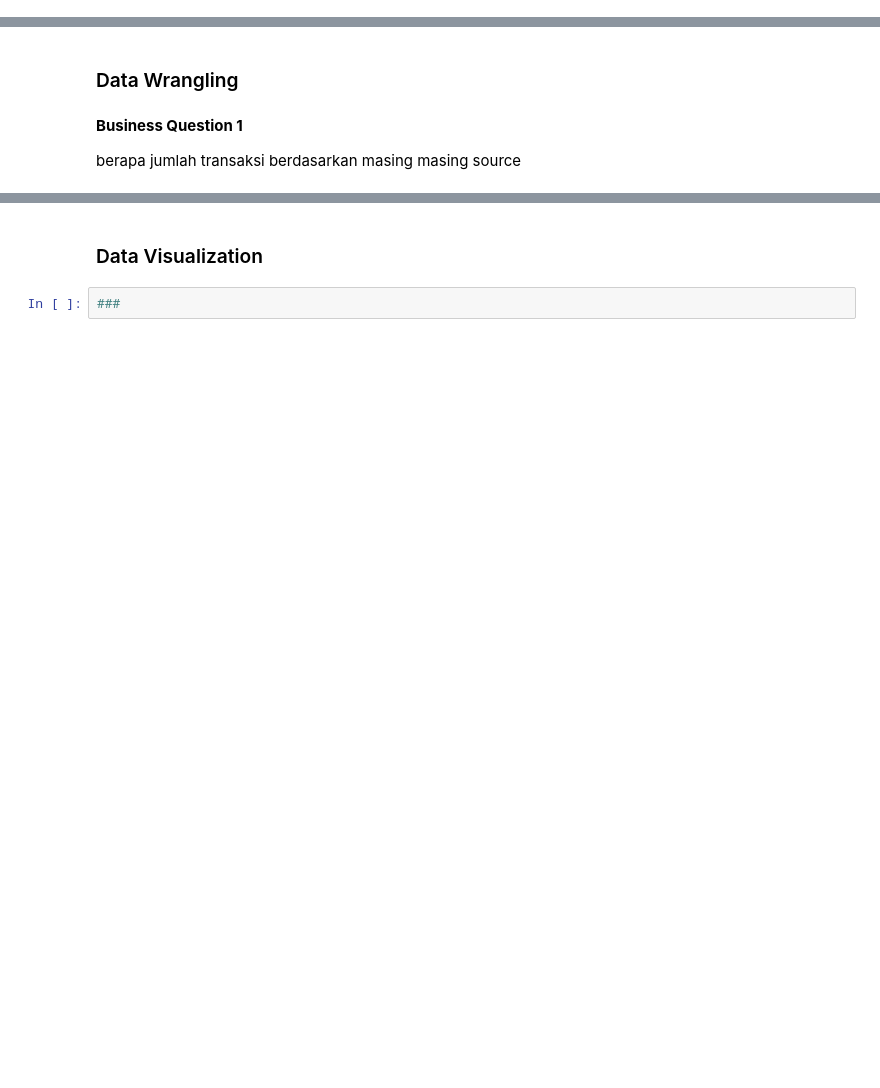
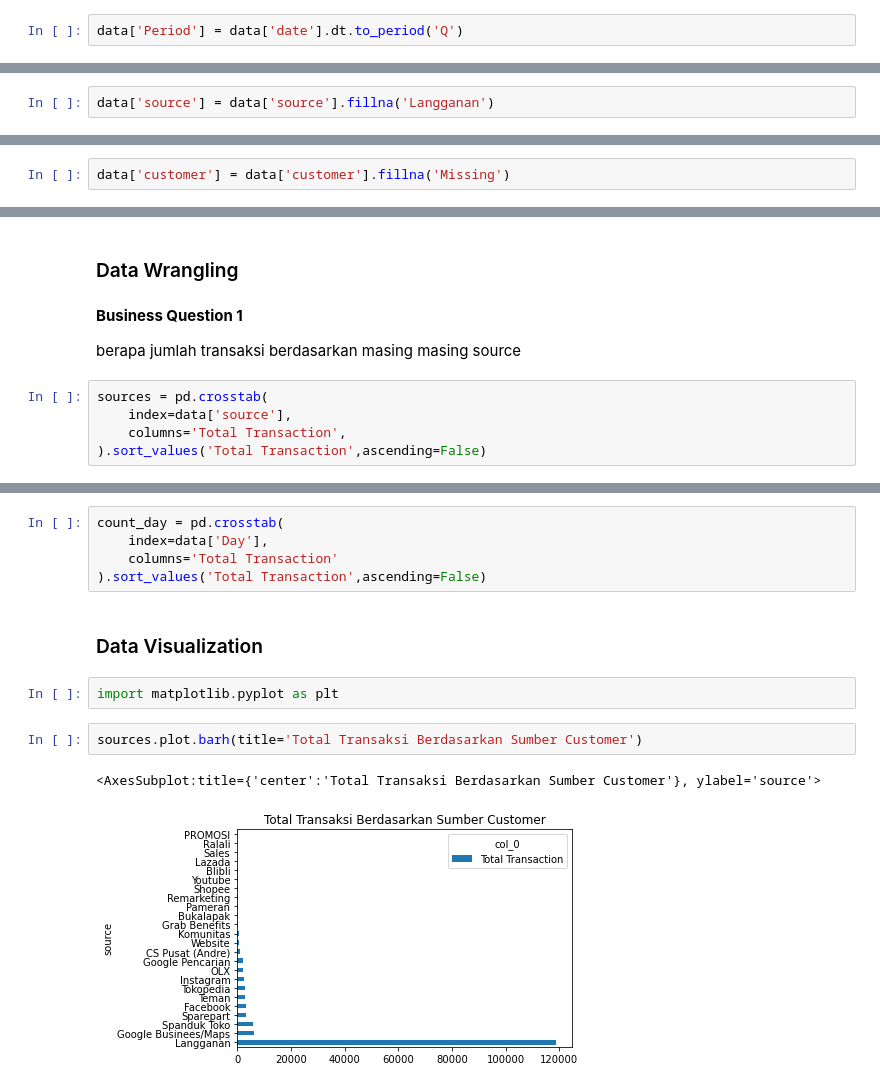
Before and after one commit to QueenLabs/data-analytics-python, a Jupyter notebook: pythin-da-skeleton.ipynb, the cells around one changed output, grey strips where cells are left out. Drawn from its saved outputs; the diff is of its cells as text; blank space fills up the shorter version.

```diff
--- a/pythin-da-skeleton.ipynb
+++ b/pythin-da-skeleton.ipynb
@@ -94,0 +305,2 @@ To extract name (text) from datetime component, we can use its **method** (with
+# %%
+data['Period'] = data['date'].dt.to_period('Q')
@@ -225,0 +623,2 @@ Fill missing value with some value, using `.fillna()` method
+# %%
+data['source'] = data['source'].fillna('Langganan')
@@ -225,0 +637,2 @@ Fill missing value with some value, using `.fillna()` method
+# %%
+data['customer'] = data['customer'].fillna('Missing')
@@ -229,6 +654,11 @@ Fill missing value with some value, using `.fillna()` method
 <b id='q1'>Business Question 1</b>
 
 berapa jumlah transaksi berdasarkan masing masing source
+# %%
+sources = pd.crosstab(
+    index=data['source'],
+    columns='Total Transaction',
+).sort_values('Total Transaction',ascending=False)
 # %% [markdown]
 <b id='q1'>Business Question 2</b>
 
@@ -236,4 +692,14 @@ Berapa Frequensi transaksi dari masing masing hari
+# %%
+count_day = pd.crosstab(
+    index=data['Day'],
+    columns='Total Transaction'
+).sort_values('Total Transaction',ascending=False)
 # %% [markdown]
 ### Data Visualization
-# %%
-###
+# %%
+import matplotlib.pyplot as plt
+# %%
+sources.plot.barh(title='Total Transaksi Berdasarkan Sumber Customer')
+# %% [output]
+<AxesSubplot:title={'center':'Total Transaksi Berdasarkan Sumber Customer'}, ylabel='source'>
+[figure, added]
```
Also changed, not shown: parts of 43 cells of this notebook.
